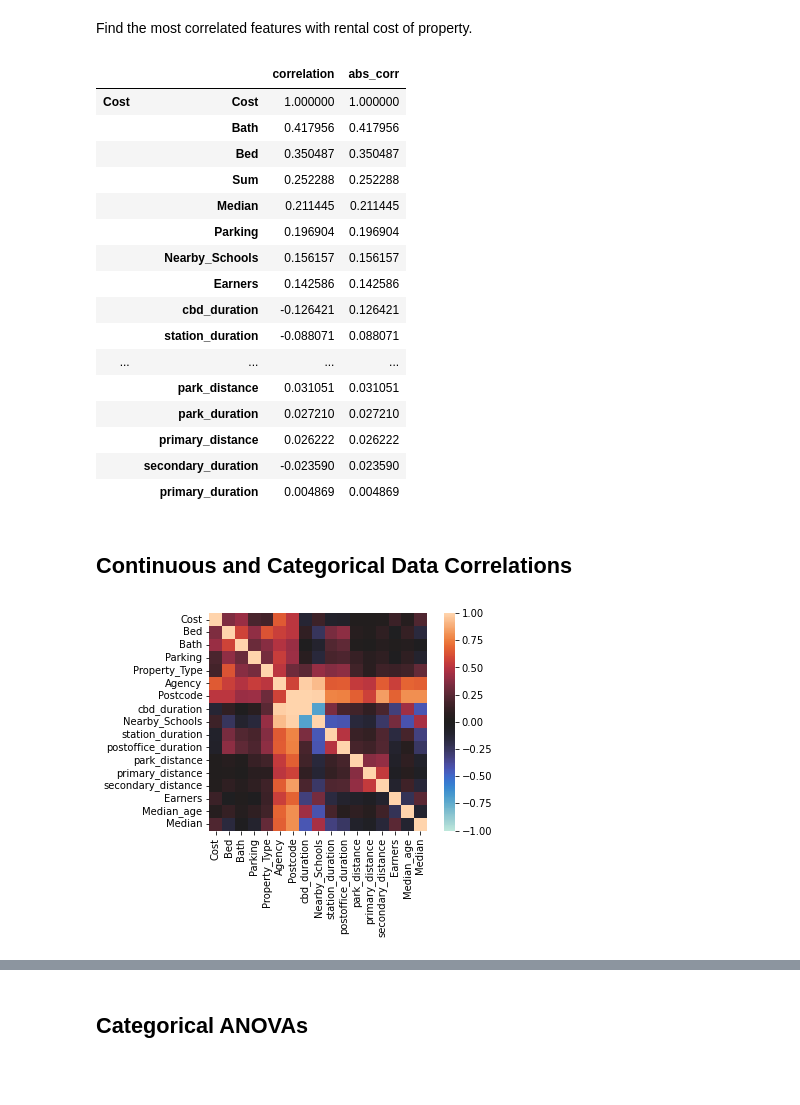
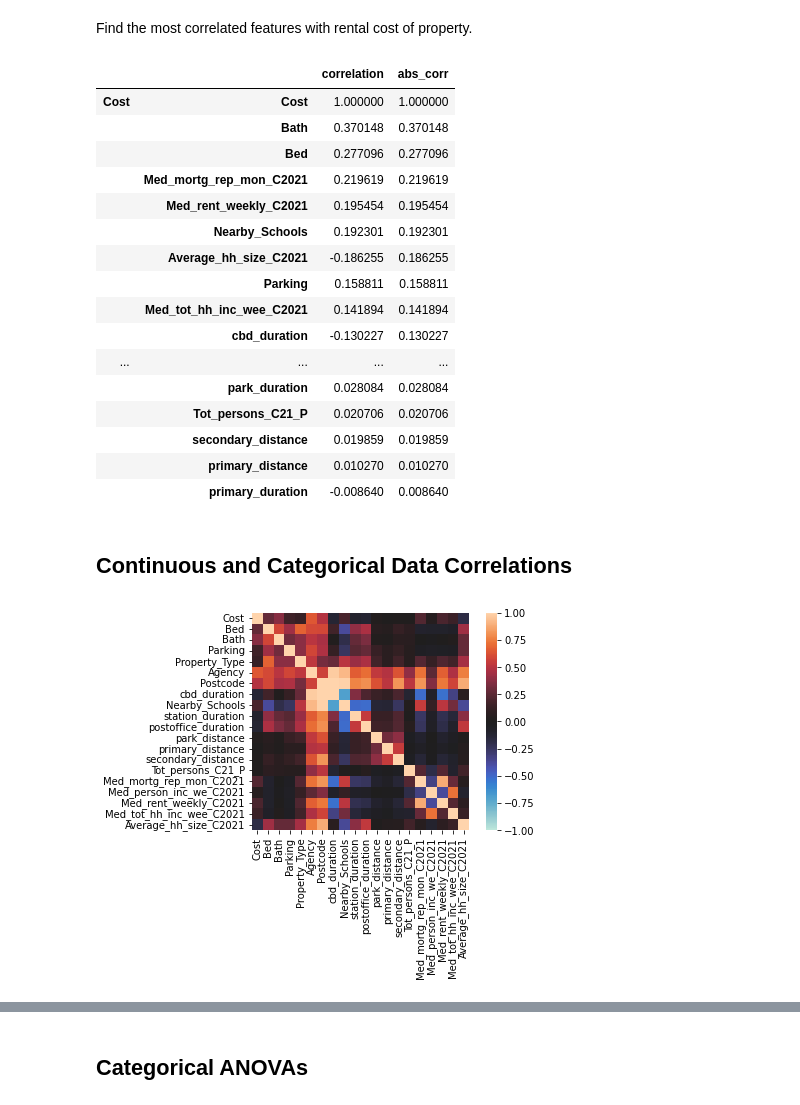
Before and after one commit to MAST30034-Applied-Data-Science/generic-real-estate-consulting-project-group-42, a Jupyter notebook: notebooks/analysis_properties.ipynb, the cells around one changed output, grey strips where cells are left out. Cells and saved outputs as stored; diff of their text form; code cells hidden in the pictures; blank space fills up the shorter version.

Commit message:
Switch income to census data.

```diff
--- a/notebooks/analysis_properties.ipynb
+++ b/notebooks/analysis_properties.ipynb
@@ -41,4 +36,0 @@ income.head()
-# %%
-properties['sa2_2021'] = properties['sa2_2021'].astype(float).astype(int).astype(str)
-properties = pd.merge(properties, income, left_on='sa2_2021', right_on='SA2')
-properties.head(1)
@@ -90,30 +78,30 @@ cost_correlations.sort_values(by='abs_corr', ascending=False)
 # %% [output]
 |  |  | correlation | abs_corr |
 | Cost | Cost | 1.000000 | 1.000000 |
-|  | Bath | 0.417956 | 0.417956 |
-|  | Bed | 0.350487 | 0.350487 |
-|  | Sum | 0.252288 | 0.252288 |
-|  | Median | 0.211445 | 0.211445 |
-|  | Parking | 0.196904 | 0.196904 |
-|  | Nearby_Schools | 0.156157 | 0.156157 |
-|  | Earners | 0.142586 | 0.142586 |
-|  | cbd_duration | -0.126421 | 0.126421 |
-|  | station_duration | -0.088071 | 0.088071 |
+|  | Bath | 0.370148 | 0.370148 |
+|  | Bed | 0.277096 | 0.277096 |
+|  | Med_mortg_rep_mon_C2021 | 0.219619 | 0.219619 |
+|  | Med_rent_weekly_C2021 | 0.195454 | 0.195454 |
+|  | Nearby_Schools | 0.192301 | 0.192301 |
+|  | Average_hh_size_C2021 | -0.186255 | 0.186255 |
+|  | Parking | 0.158811 | 0.158811 |
+|  | Med_tot_hh_inc_wee_C2021 | 0.141894 | 0.141894 |
+|  | cbd_duration | -0.130227 | 0.130227 |
 | ... | ... | ... | ... |
-|  | park_distance | 0.031051 | 0.031051 |
-|  | park_duration | 0.027210 | 0.027210 |
-|  | primary_distance | 0.026222 | 0.026222 |
-|  | secondary_duration | -0.023590 | 0.023590 |
-|  | primary_duration | 0.004869 | 0.004869 |
+|  | park_duration | 0.028084 | 0.028084 |
+|  | Tot_persons_C21_P | 0.020706 | 0.020706 |
+|  | secondary_distance | 0.019859 | 0.019859 |
+|  | primary_distance | 0.010270 | 0.010270 |
+|  | primary_duration | -0.008640 | 0.008640 |
 # %% [markdown]
 ## Continuous and Categorical Data Correlations
 # %%
 # get correlation of numeric attributes with cost
-exclusions = ['Name', 'Coordinates', 'sa2_2021', 'SA2', 'SA2_name', 'Sum', 'postoffice_distance', 'station_distance', 'park_duration', 'secondary_duration', 'primary_duration']
+exclusions = ['Name', 'Coordinates', 'sa2_2021', 'postoffice_distance', 'station_distance', 'park_duration', 'secondary_duration', 'primary_duration', 'Med_person_inc_we_C2021']
 corr_data = properties.drop(exclusions, axis=1)
 corr_mat = dython.nominal.associations(corr_data, annot=False)
 # %% [output]
-[figure, old version]
+[figure, new version]
 # %%
 sorted_mat = corr_mat['corr'].unstack().sort_values()
 
```
Also changed, not shown: parts of 10 cells of this notebook, 1 other file.
